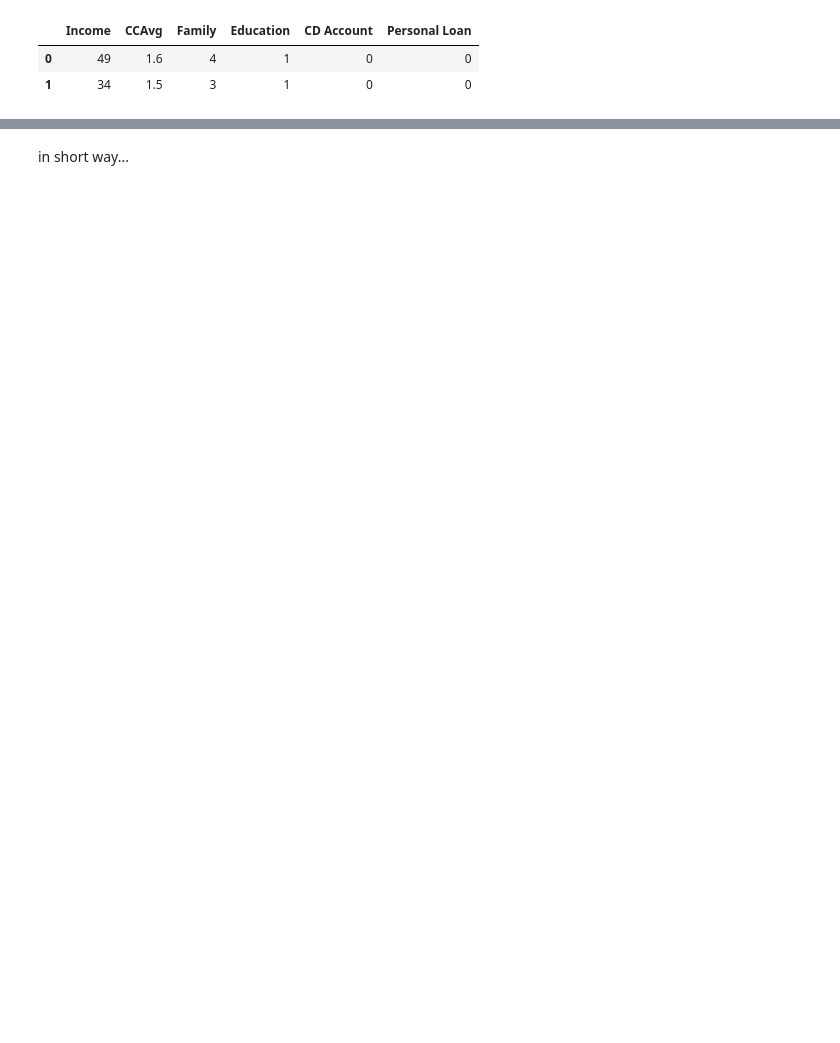
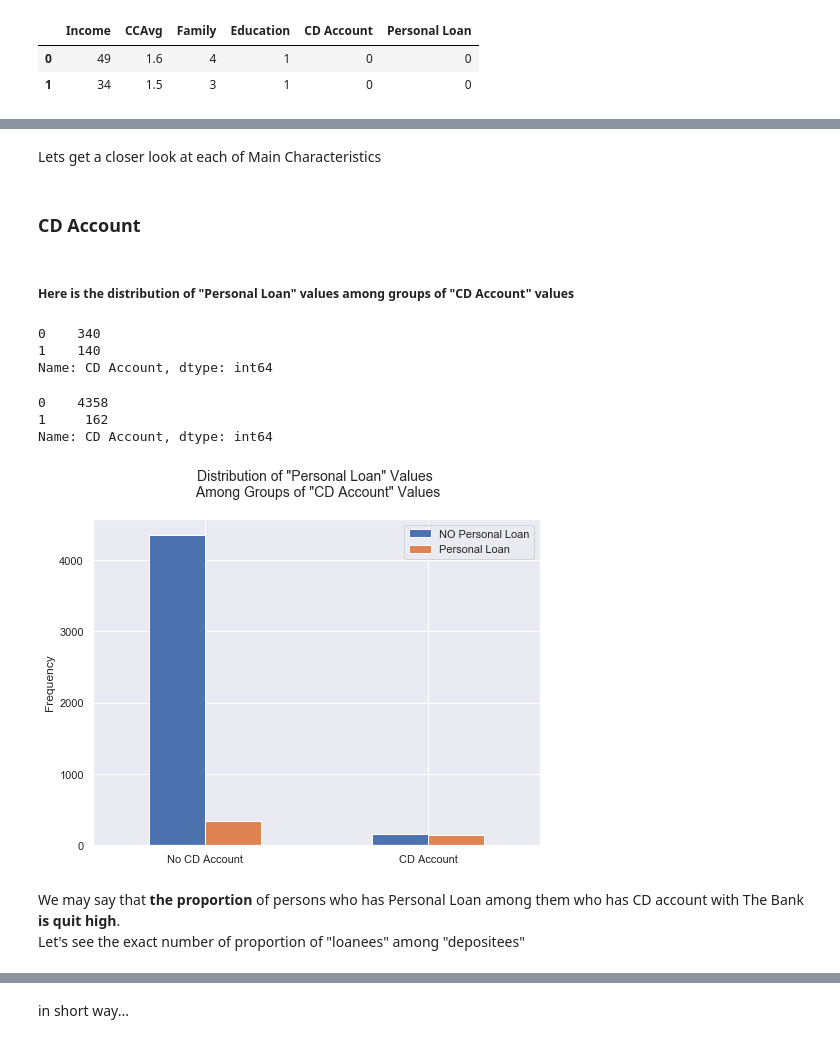
Before and after one commit to Alex-Romanenko/Bank_Looking_For_Clients, a Jupyter notebook: 00_main.ipynb, the cells around one changed output, grey strips where cells are left out. Cells and saved outputs as stored; diff of their text form; code cells hidden in the pictures; blank space fills up the shorter version.

```diff
--- a/00_main.ipynb
+++ b/00_main.ipynb
@@ -752,0 +746,2 @@ exp_odds
+# %%
+exp_df['intercept'] = 1
@@ -752,0 +817,32 @@ exp_odds
+# %% [markdown]
+Lets get a closer look at each of Main Characteristics
+# %% [markdown]
+### CD Account
+# %% [markdown]
+##### Here is the distribution of "Personal Loan"  values among groups of "CD Account"  values
+# %%
+series_cd = exp_df[exp_df['Personal Loan'] == 1]['CD Account'].value_counts()
+series_cd
+# %% [output]
+0    340
+1    140
+Name: CD Account, dtype: int64
+# %%
+series_cdd = exp_df[exp_df['Personal Loan'] == 0]['CD Account'].value_counts()
+series_cdd
+# %% [output]
+0    4358
+1     162
+Name: CD Account, dtype: int64
+# %%
+pd.DataFrame(dict( NO_PL= series_cdd, PL= series_cd,)).plot.bar(figsize = (8,6))
+plt.ylabel('Frequency')
+plt.xticks(np.arange(2),('No CD Account','CD Account'), rotation = 'horizontal')
+plt.legend(('NO Personal Loan', 'Personal Loan'));
+plt.title('Distribution of "Personal Loan" Values \n Among Groups of "CD Account" Values', fontsize = 14, y = 1.05);
+plt.savefig('distribution_of_PL_among_CDacc.png')
+# %% [output]
+[figure, added]
+# %% [markdown]
+We may say that **the proportion** of persons who has Personal Loan among them who has CD account with The Bank **is quit high**.<br>
+Let's see the exact number of proportion of "loanees" among "depositees"
```
Also changed, not shown: parts of 88 cells of this notebook.
